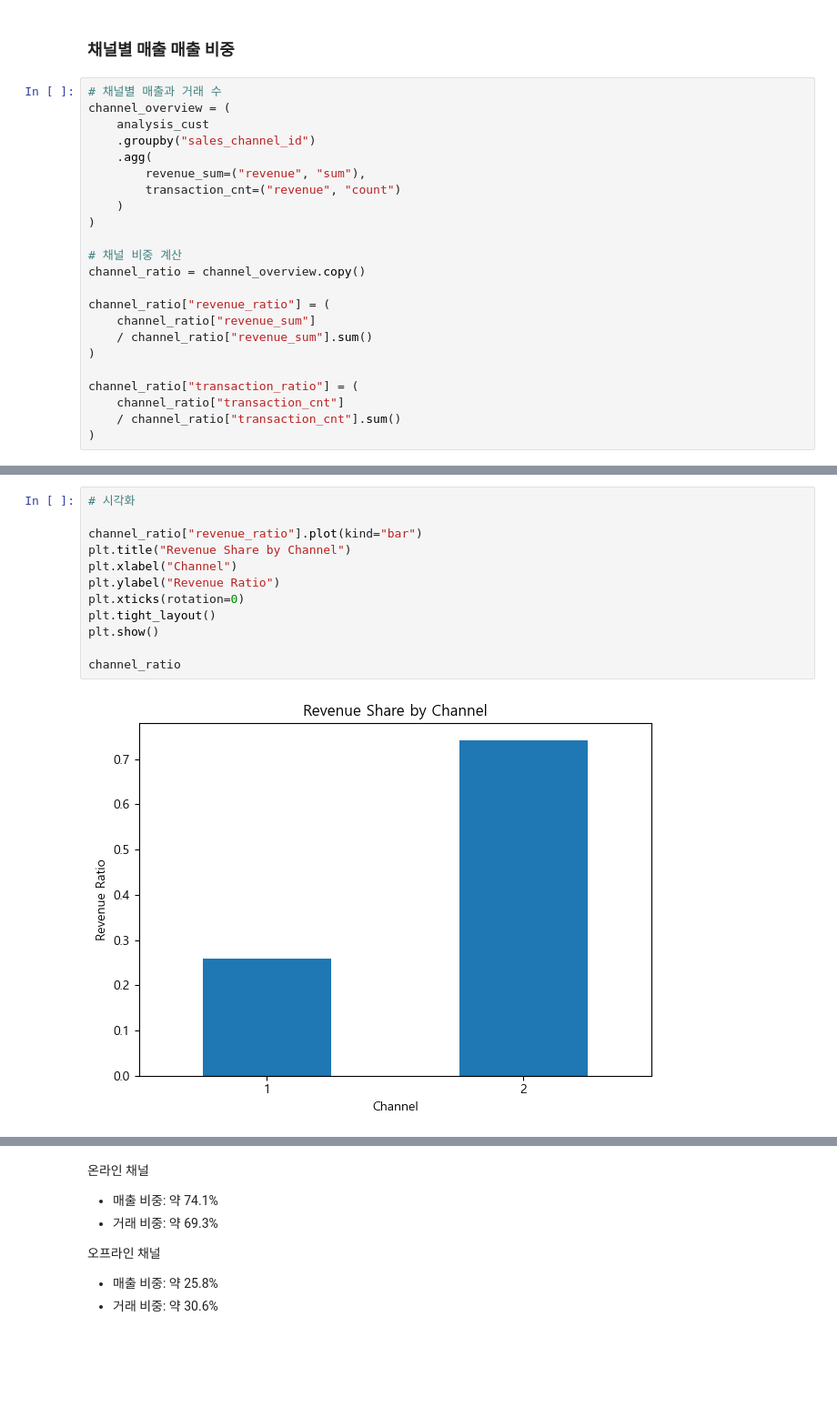
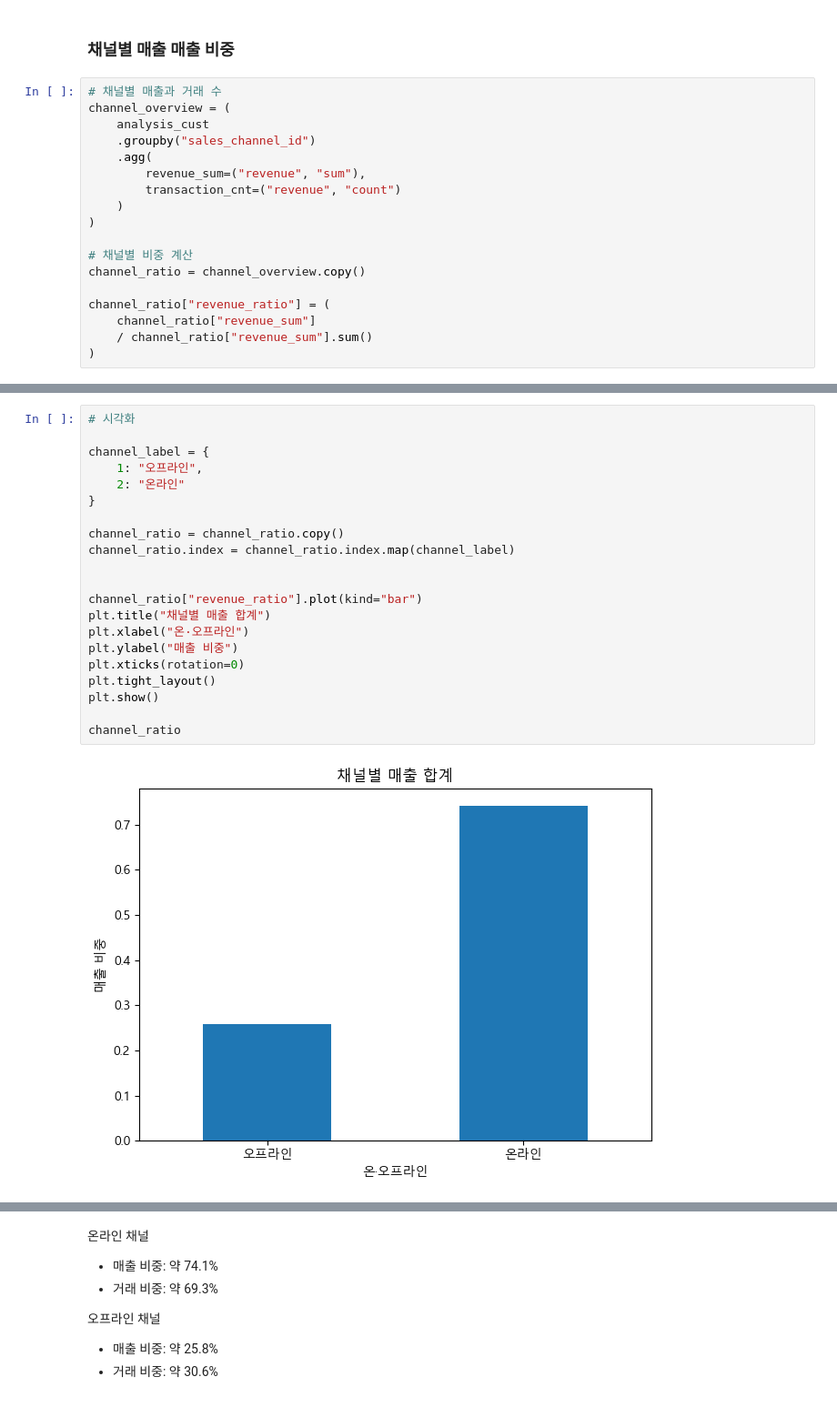
Before and after one commit to leegolem/data-commando-project, a Jupyter notebook: notebooks/member2/3. Analyze_try5_total.ipynb, the cells around one changed output, grey strips where cells are left out. Shown at 91% size. Drawn from its saved outputs; the diff is of its cells as text; blank space fills up the shorter version.

```diff
--- a/notebooks/member2/3. Analyze_try5_total.ipynb
+++ b/notebooks/member2/3. Analyze_try5_total.ipynb
@@ -296,15 +296,10 @@ channel_overview = (
     )
 )
 
-# 채널 비중 계산
+# 채널별 비중 계산
 channel_ratio = channel_overview.copy()
 
 channel_ratio["revenue_ratio"] = (
     channel_ratio["revenue_sum"]
     / channel_ratio["revenue_sum"].sum()
 )
-
-channel_ratio["transaction_ratio"] = (
-    channel_ratio["transaction_cnt"]
-    / channel_ratio["transaction_cnt"].sum()
-)
@@ -311,14 +325,23 @@ channel_ratio["transaction_ratio"] = (
 # %%
 # 시각화
 
+channel_label = {
+    1: "오프라인",
+    2: "온라인"
+}
+
+channel_ratio = channel_ratio.copy()
+channel_ratio.index = channel_ratio.index.map(channel_label)
+
+
 channel_ratio["revenue_ratio"].plot(kind="bar")
-plt.title("Revenue Share by Channel")
-plt.xlabel("Channel")
-plt.ylabel("Revenue Ratio")
+plt.title("채널별 매출 합계")
+plt.xlabel("온·오프라인")
+plt.ylabel("매출 비중")
 plt.xticks(rotation=0)
 plt.tight_layout()
 plt.show()
 
 channel_ratio
 # %% [output]
-[figure, old version]
+[figure, new version]
```
Also changed, not shown: parts of 18 cells of this notebook.
